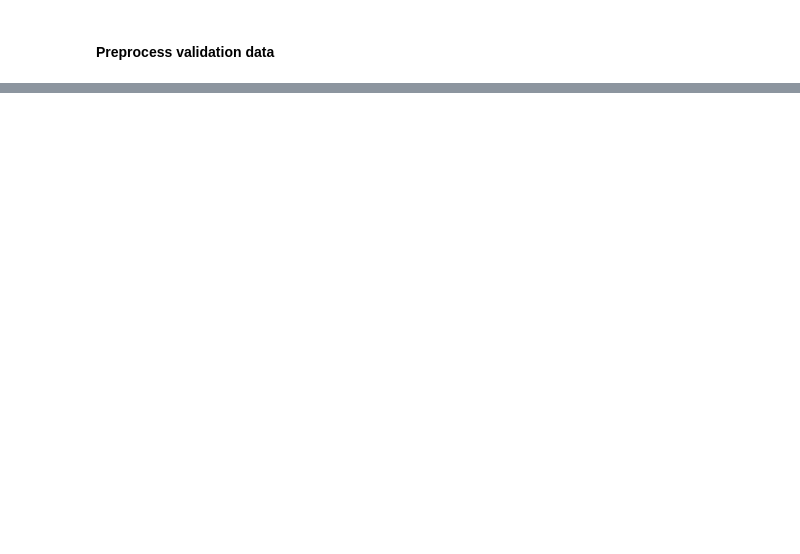
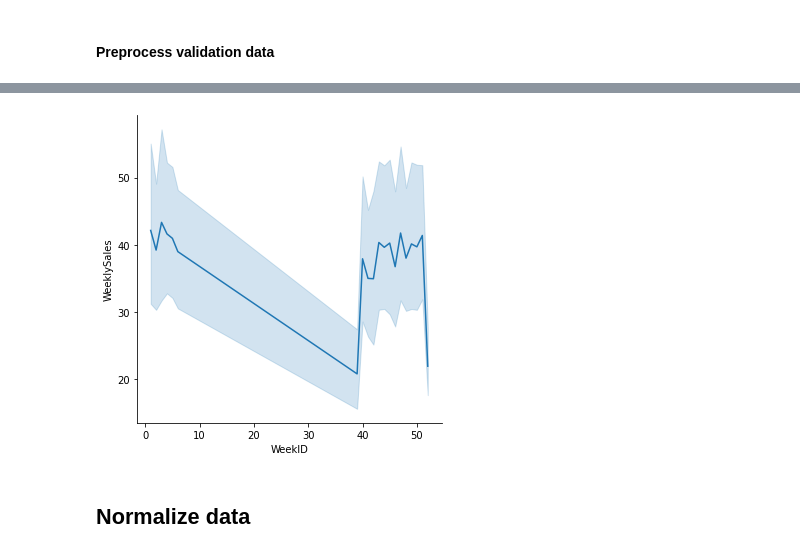
Before and after one commit to nadunys/data-storm-3.0, a Jupyter notebook: 2022-03-27/ds_2.ipynb, the cells around one changed output, grey strips where cells are left out. Saved outputs shown, nothing was run; the diff lists cells and outputs as text; code cells hidden in the pictures; blank space fills up the shorter version.

```diff
--- a/2022-03-27/ds_2.ipynb
+++ b/2022-03-27/ds_2.ipynb
@@ -104,0 +196,7 @@ validation_data['CategoryCode'] = validation_data['CategoryCode'].apply(get_cate
+# %%
+sns.relplot(x=train_grp_by_week['WeekID'], y=train_grp_by_week['WeeklySales'], kind='line')
+plt.show()
+# %% [output]
+[figure, added]
+# %% [markdown]
+## Normalize data
```
Also changed, not shown: parts of 34 cells of this notebook.
